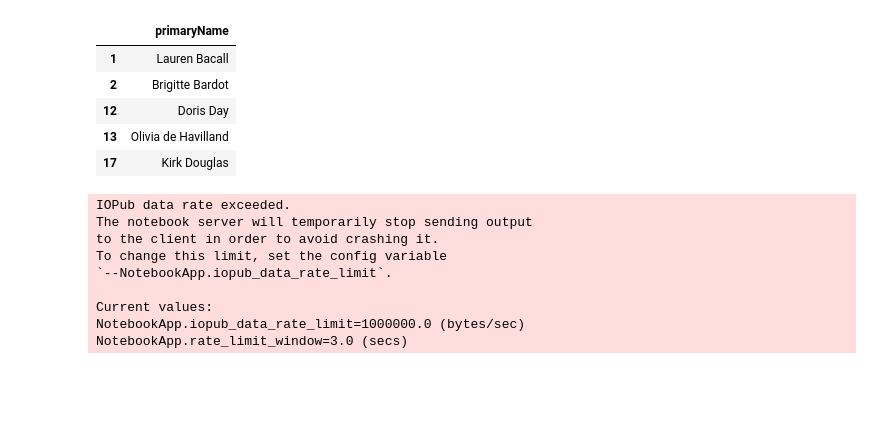
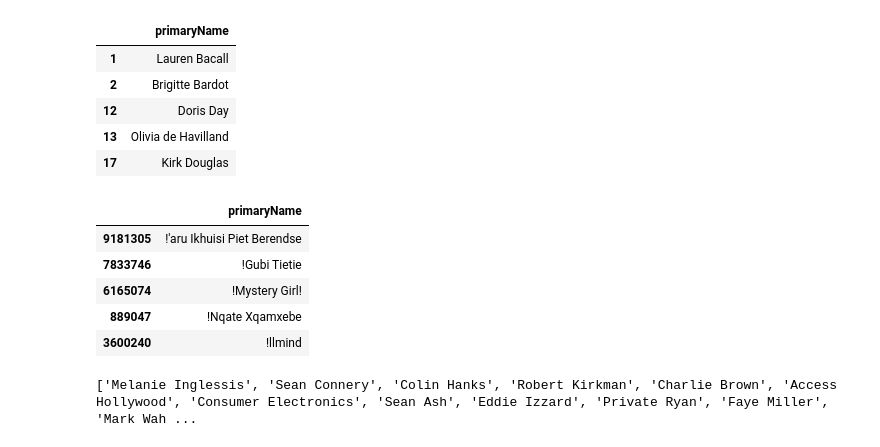
Before and after one commit to yiduoke/NLP-CDHK-2022, a Jupyter notebook: nlpplayground.ipynb, the cells around one changed output. Drawn from its saved outputs; the diff is of its cells as text; code cells hidden in the pictures; blank space fills up the shorter version.

Commit message:
created db of relevant actor names

```diff
--- a/nlpplayground.ipynb
+++ b/nlpplayground.ipynb
@@ -70,8 +97,9 @@ df.head()
 | 13 | Olivia de Havilland | 2020 |
 | 17 | Kirk Douglas | 2020 |
 # %%
-df = df.drop(["deathYear"],axis='columns')
-df.head()
+df_names = df_names.drop(["deathYear"],axis='columns')
+df_names.head()
+# print(len(df_names))
 # %% [output]
 |  | primaryName |
 | 1 | Lauren Bacall |
@@ -84,12 +110,10 @@ name_list = list(df['primaryName'])
-# %%
-print(name_list)
-# %% [output]
-IOPub data rate exceeded.
-The notebook server will temporarily stop sending output
-to the client in order to avoid crashing it.
-To change this limit, set the config variable
-`--NotebookApp.iopub_data_rate_limit`.
-
-Current values:
-NotebookApp.iopub_data_rate_limit=1000000.0 (bytes/sec)
-NotebookApp.rate_limit_window=3.0 (secs)
+# %%
+df_names = df_names.sort_values('primaryName')
+df_names.head()
+# %% [output]
+|  | primaryName |
+| 9181305 | !'aru Ikhuisi Piet Berendse |
+| 7833746 | !Gubi Tietie |
+| 6165074 | !Mystery Girl! |
+| 889047 | !Nqate Xqamxebe |
+| 3600240 | !llmind |
@@ -95,0 +123,11 @@ NotebookApp.rate_limit_window=3.0 (secs)
+# %%
+# cross-reference tNames and imdbNames
+actorNames = []
+for name in tNames:
+    # print(name)
+    if name in imdbNames:
+        # print(name)
+        actorNames.append(name)
+print(actorNames)
+# %% [output]
+['Melanie Inglessis', 'Sean Connery', 'Colin Hanks', 'Robert Kirkman', 'Charlie Brown', 'Access Hollywood', 'Consumer Electronics', 'Sean Ash', 'Eddie Izzard', 'Private Ryan', 'Faye Miller', 'Mark Wah ...
```
Also changed, not shown: parts of 20 cells of this notebook.
